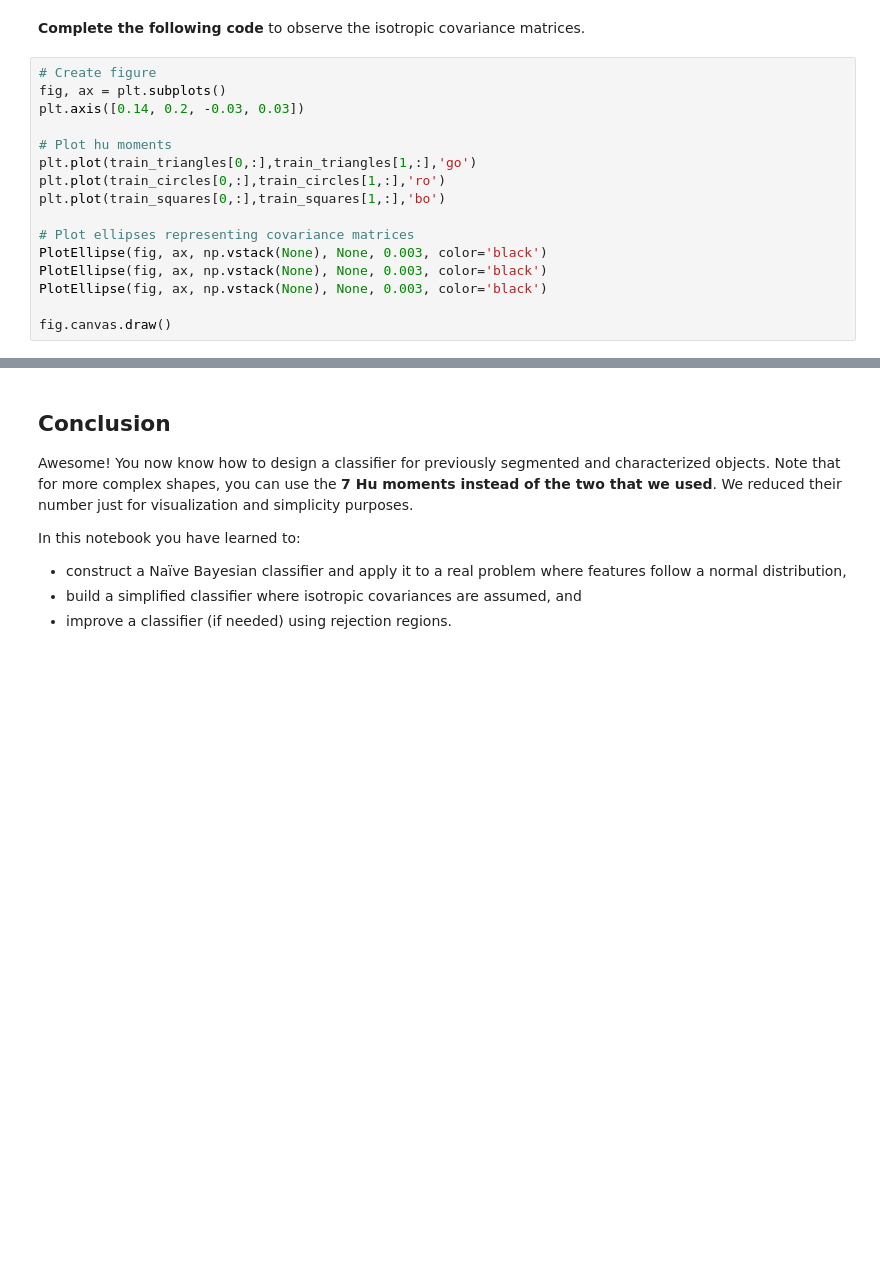
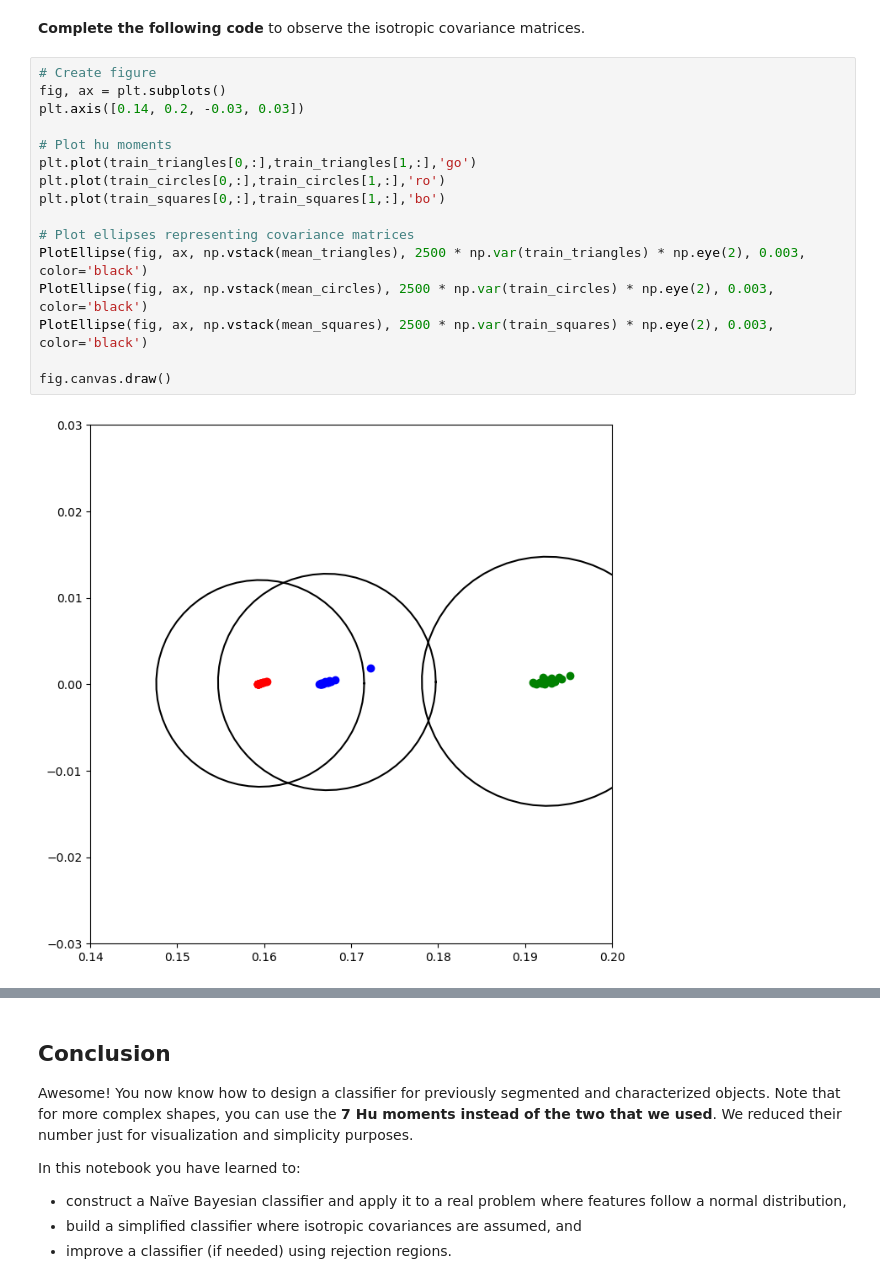
Before and after one commit to Enri238/uma_cv_2025, a Jupyter notebook: Chapter 07. Object Recognition/7.2 Bayesian Classifier based on normal distribution.ipynb, the cells around one changed output, grey strips where cells are left out. Drawn from its saved outputs; the diff is of its cells as text; blank space fills up the shorter version.

```diff
--- a/Chapter 07. Object Recognition/7.2 Bayesian Classifier based on normal distribution.ipynb
+++ b/Chapter 07. Object Recognition/7.2 Bayesian Classifier based on normal distribution.ipynb
@@ -545,19 +592,21 @@ classify_image_isotropic(None)
 # %%
 # Create figure
 fig, ax = plt.subplots()
 plt.axis([0.14, 0.2, -0.03, 0.03])
 
 # Plot hu moments
 plt.plot(train_triangles[0,:],train_triangles[1,:],'go')
 plt.plot(train_circles[0,:],train_circles[1,:],'ro')
 plt.plot(train_squares[0,:],train_squares[1,:],'bo')
 
 # Plot ellipses representing covariance matrices
-PlotEllipse(fig, ax, np.vstack(None), None, 0.003, color='black')
-PlotEllipse(fig, ax, np.vstack(None), None, 0.003, color='black')
-PlotEllipse(fig, ax, np.vstack(None), None, 0.003, color='black')
+PlotEllipse(fig, ax, np.vstack(mean_triangles), 2500 * np.var(train_triangles) * np.eye(2), 0.003, color='black')
+PlotEllipse(fig, ax, np.vstack(mean_circles), 2500 * np.var(train_circles) * np.eye(2), 0.003, color='black')
+PlotEllipse(fig, ax, np.vstack(mean_squares), 2500 * np.var(train_squares) * np.eye(2), 0.003, color='black')
 
 fig.canvas.draw()
+# %% [output]
+[figure, added]
 # %% [markdown]
 ### <font color="blue"><b><i>Thinking about it (1)</i></b></font>
 
```
Also changed, not shown: parts of 16 cells of this notebook, 4 other files.
